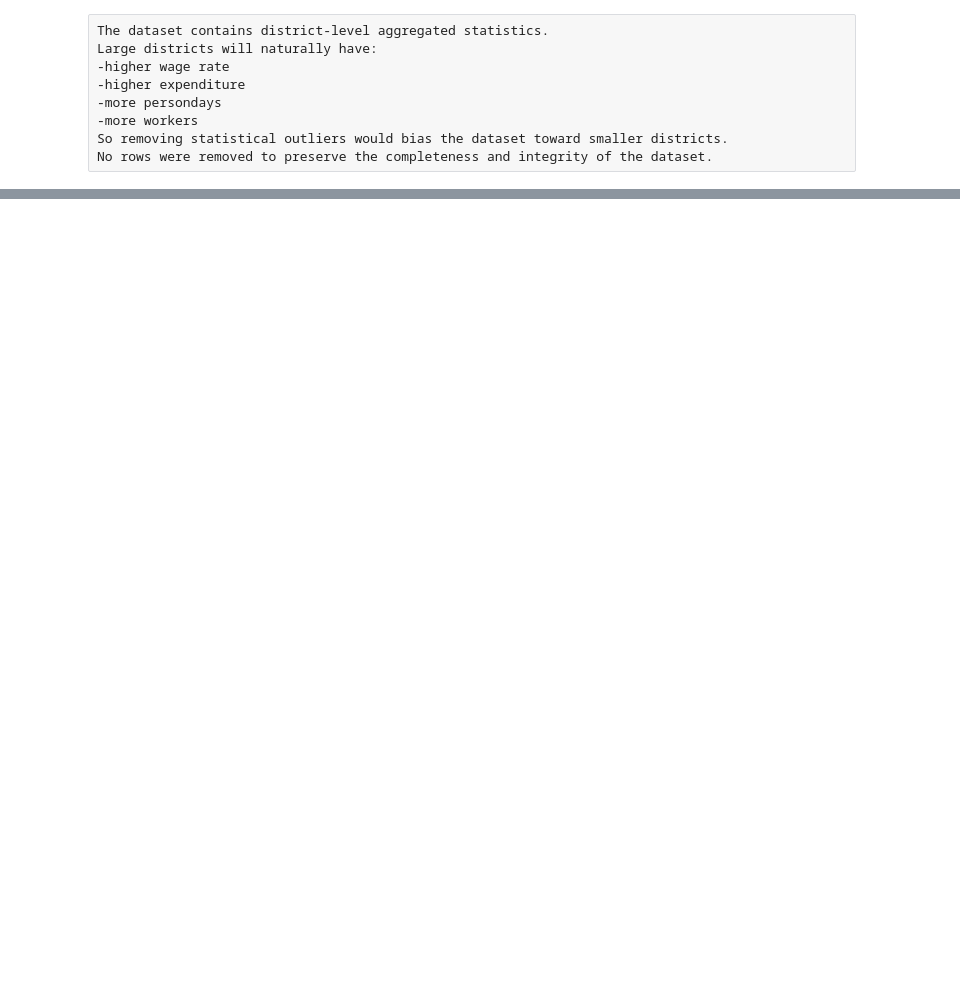
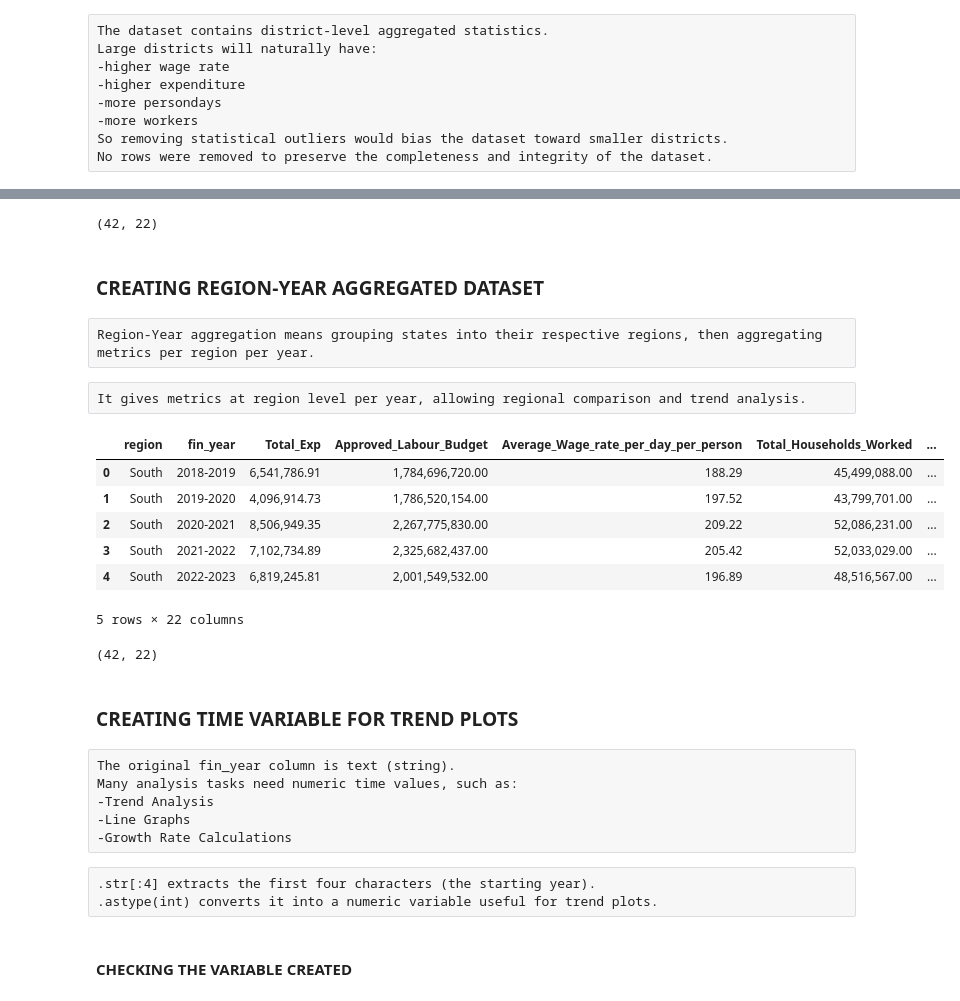
Before and after one commit to Shubhangidixit01/MGNREGA-Data-Analysis, a Jupyter notebook: notebooks/MGNREGA_Analysis.ipynb, the cells around one changed output, grey strips where cells are left out. Saved outputs shown, nothing was run; the diff lists cells and outputs as text; code cells hidden in the pictures; blank space fills up the shorter version.

```diff
--- a/notebooks/MGNREGA_Analysis.ipynb
+++ b/notebooks/MGNREGA_Analysis.ipynb
@@ -379,0 +462,70 @@ No rows were removed to preserve the completeness and integrity of the dataset.
+# %%
+df_state_year.shape
+# %% [output]
+(42, 22)
+# %% [markdown]
+### CREATING REGION-YEAR AGGREGATED DATASET
+# %% [raw]
+Region-Year aggregation means grouping states into their respective regions, then aggregating metrics per region per year.
+# %%
+# Mapping states to regions
+state_to_region = {
+    'ANDHRA PRADESH': 'South',
+    'RAJASTHAN': 'North',
+    'BIHAR': 'East',
+    'ASSAM': 'Northeast',
+    'MAHARASHTRA': 'West',
+    'MADHYA PRADESH': 'Central'
+}
+
+# Add region column
+df_state_year['region'] = df_state_year['state_name'].map(state_to_region)
+# %%
+# Region-year aggregation
+df_region_year = df_state_year.groupby(['region','fin_year'], as_index=False,observed=False).agg({
+    'Total_Exp':'sum',
+    'Approved_Labour_Budget':'sum',
+    'Average_Wage_rate_per_day_per_person':'mean',
+    'Total_Households_Worked':'sum',
+    'Total_Individuals_Worked':'sum',
+    'Average_days_of_employment_provided_per_Household':'mean',
+    'Persondays_of_Central_Liability_so_far':'sum',
+    'SC_persondays':'sum',
+    'ST_persondays':'sum',
+    'Women_Persondays':'sum',
+    'Differently_abled_persons_worked':'sum',
+    'Material_and_skilled_Wages':'sum',
+    'Wages':'sum',
+    'Total_Adm_Expenditure':'sum',
+    'Total_No_of_HHs_completed_100_Days_of_Wage_Employment':'sum',
+    'percentage_payments_generated_within_15_days':'mean',
+    # Operational performance indicators
+    'Number_of_Completed_Works':'sum',
+    'Number_of_Ongoing_Works':'sum',
+    'Total_No_of_JobCards_issued':'sum',
+    'Total_No_of_Works_Takenup':'sum'
+})
+# %% [raw]
+It gives metrics at region level per year, allowing regional comparison and trend analysis.
+# %%
+df_region_year.head()
+# %% [output]
+|  | region | fin_year | Total_Exp | Approved_Labour_Budget | Average_Wage_rate_per_day_per_person | Total_Households_Worked | ... |
+| 0 | South | 2018-2019 | 6,541,786.91 | 1,784,696,720.00 | 188.29 | 45,499,088.00 | ... |
+| 1 | South | 2019-2020 | 4,096,914.73 | 1,786,520,154.00 | 197.52 | 43,799,701.00 | ... |
+| 2 | South | 2020-2021 | 8,506,949.35 | 2,267,775,830.00 | 209.22 | 52,086,231.00 | ... |
+| 3 | South | 2021-2022 | 7,102,734.89 | 2,325,682,437.00 | 205.42 | 52,033,029.00 | ... |
+| 4 | South | 2022-2023 | 6,819,245.81 | 2,001,549,532.00 | 196.89 | 48,516,567.00 | ... |
+5 rows × 22 columns
+# %%
+df_region_year.shape
+# %% [output]
+(42, 22)
+# %% [markdown]
+### CREATING TIME VARIABLE FOR TREND PLOTS
+# %% [raw]
+The original fin_year column is text (string).
+Many analysis tasks need numeric time values, such as:
+-Trend Analysis
+-Line Graphs
+-Growth Rate Calculations
@@ -379,0 +538,5 @@ No rows were removed to preserve the completeness and integrity of the dataset.
+# %% [raw]
+.str[:4] extracts the first four characters (the starting year).
+.astype(int) converts it into a numeric variable useful for trend plots.
+# %% [markdown]
+#### CHECKING THE VARIABLE CREATED
```
Also changed, not shown: parts of 33 cells of this notebook.
